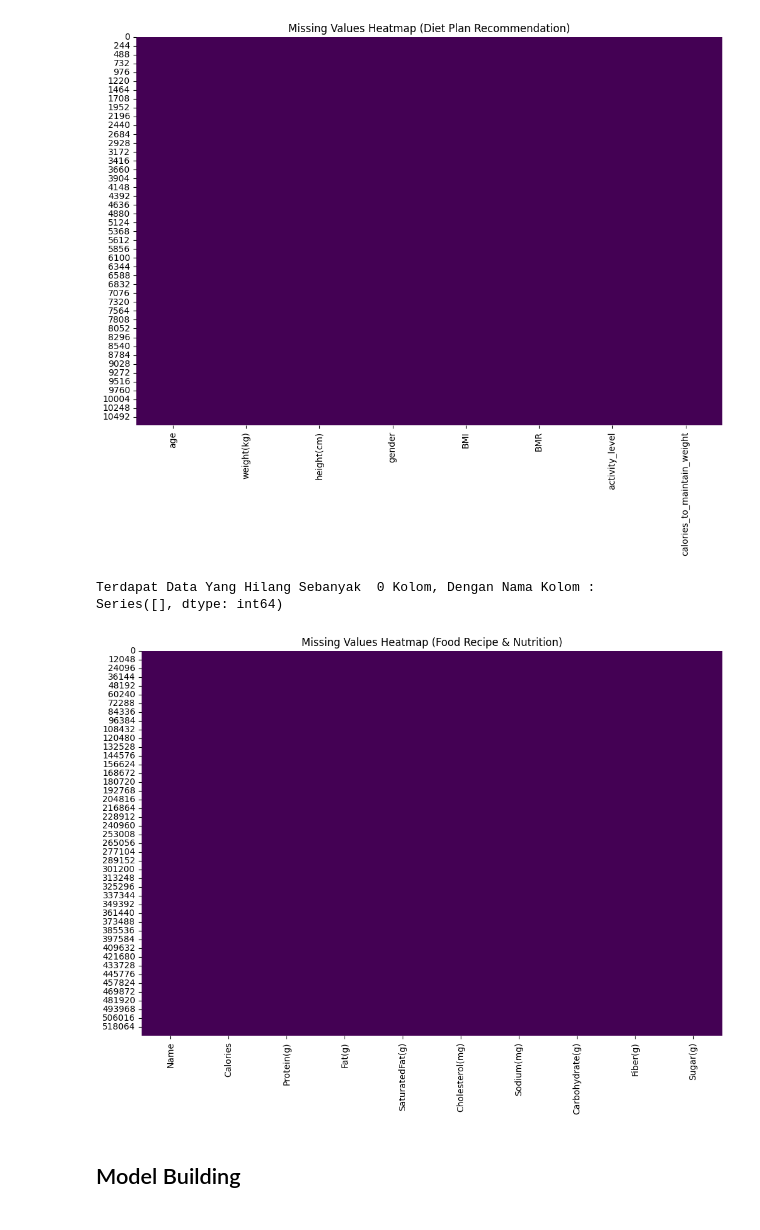
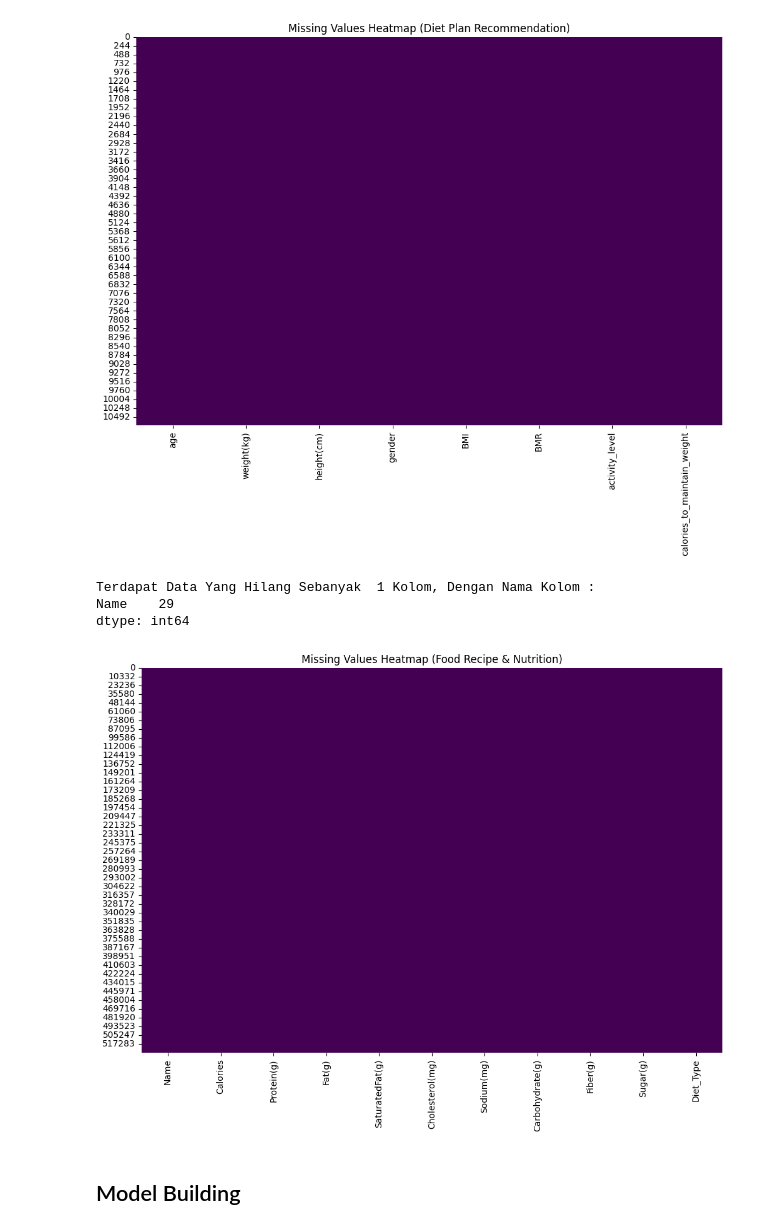
Before and after one commit to AhmadArifff/Machine-Learning-NutriGoal, a Jupyter notebook: notebook/Model-NutriGoal.ipynb, the cells around one changed output. Drawn from its saved outputs; the diff is of its cells as text; code cells hidden in the pictures.

```diff
--- a/notebook/Model-NutriGoal.ipynb
+++ b/notebook/Model-NutriGoal.ipynb
@@ -35,7 +35,7 @@ import joblib
 ## Import Dataset
 # %%
 df_cleaned = pd.read_csv('../data/Diet Plan Recommendation/cleaned_dataset.csv')
-df_combined = pd.read_csv('../data/combine-dataset.csv')
+df_combined = pd.read_csv('../data/combine-dataset-kategori.csv')
 # %%
 # Display dataset head for reference
 print(df_cleaned.head())
@@ -133,3 +133,21 @@ df_combined
+# %%
+# Define maximum values for each column
+max_values = {
+    'Calories': 2650,
+    'Fat(g)': 100,
+    'SaturatedFat(g)': 13,
+    'Cholesterol(mg)': 300,
+    'Sodium(mg)': 2300,
+    'Carbohydrate(g)': 325,
+    'Fiber(g)': 40,
+    'Sugar(g)': 40,
+    'Protein(g)': 200
+}
+
+# Apply filtering
+filtered_data_combined = df_combined.copy()
+for column, max_value in max_values.items():
+    filtered_data_combined = filtered_data_combined[filtered_data_combined[column] <= max_value]
 # %%
 df_missing_values = df_cleaned.isnull().sum()
 df_missing_columns = df_missing_values[df_missing_values > 0]
@@ -144,18 +162,19 @@ Terdapat Data Yang Hilang Sebanyak  0 Kolom, Dengan Nama Kolom :
 Series([], dtype: int64)
 [figure]
 # %%
-df_missing_values = df_combined.isnull().sum()
+df_missing_values = filtered_data_combined.isnull().sum()
 df_missing_columns = df_missing_values[df_missing_values > 0]
 print("Terdapat Data Yang Hilang Sebanyak ",df_missing_columns.count(), "Kolom, Dengan Nama Kolom : ")
 print(df_missing_columns)
 plt.figure(figsize=(12, 8))
-sns.heatmap(df_combined.isnull(), cbar=False, cmap="viridis")
+sns.heatmap(filtered_data_combined.isnull(), cbar=False, cmap="viridis")
 plt.title("Missing Values Heatmap (Food Recipe & Nutrition)")
 plt.show()
 # %% [output]
-Terdapat Data Yang Hilang Sebanyak  0 Kolom, Dengan Nama Kolom :
-Series([], dtype: int64)
+Terdapat Data Yang Hilang Sebanyak  1 Kolom, Dengan Nama Kolom :
+Name    29
+dtype: int64
-[figure, old version]
+[figure, new version]
 # %% [markdown]
 ## Model Building
 # %% [markdown]
```
Also changed, not shown: parts of 24 cells of this notebook, 16 other files.
